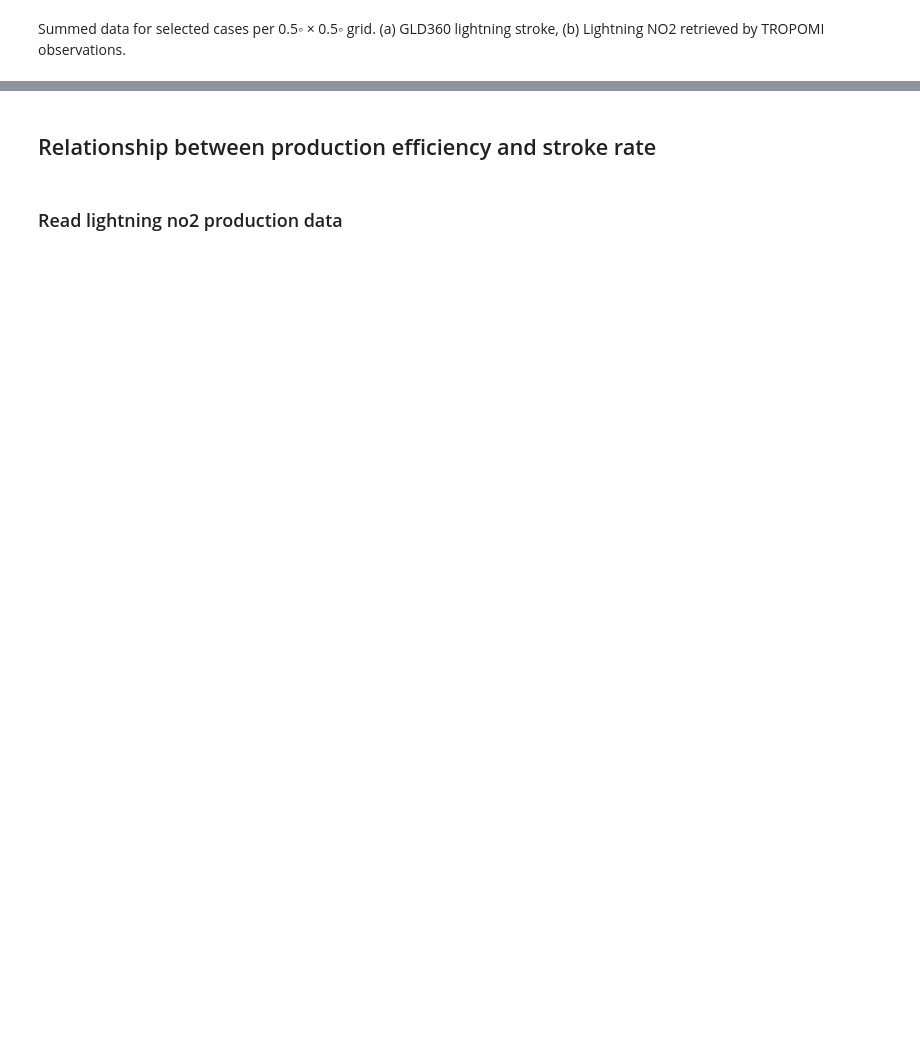
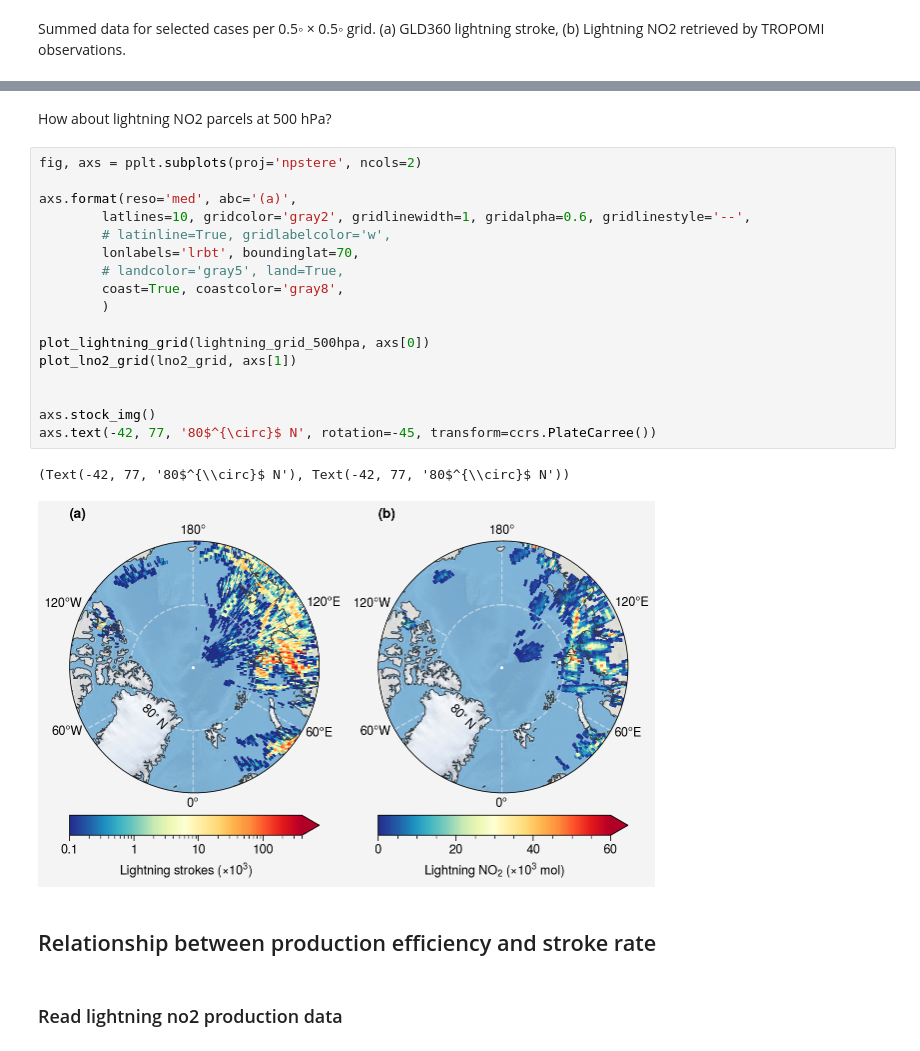
Before and after one commit to zxdawn/S5P-LNO2-Notebook, a Jupyter notebook: analysis/lightning_no2_production.ipynb, the cells around one changed output, grey strips where cells are left out. Cells and saved outputs as stored; diff of their text form; blank space fills up the shorter version.

```diff
--- a/analysis/lightning_no2_production.ipynb
+++ b/analysis/lightning_no2_production.ipynb
@@ -89,3 +96,25 @@ Summed data for selected cases per 0.5◦ × 0.5◦ grid. (a) GLD360 lightning s
+# %% [markdown]
+How about lightning NO2 parcels at 500 hPa?
+# %%
+fig, axs = pplt.subplots(proj='npstere', ncols=2)
+
+axs.format(reso='med', abc='(a)',
+        latlines=10, gridcolor='gray2', gridlinewidth=1, gridalpha=0.6, gridlinestyle='--',
+        # latinline=True, gridlabelcolor='w',
+        lonlabels='lrbt', boundinglat=70,
+        # landcolor='gray5', land=True,
+        coast=True, coastcolor='gray8',
+        )
+
+plot_lightning_grid(lightning_grid_500hpa, axs[0])
+plot_lno2_grid(lno2_grid, axs[1])
+
+
+axs.stock_img()
+axs.text(-42, 77, '80$^{\circ}$ N', rotation=-45, transform=ccrs.PlateCarree())
+# %% [output]
+(Text(-42, 77, '80$^{\\circ}$ N'), Text(-42, 77, '80$^{\\circ}$ N'))
+[figure, added]
 # %% [markdown]
 ## Relationship between production efficiency and stroke rate
 # %% [markdown]
```
Also changed, not shown: parts of 16 cells of this notebook.
